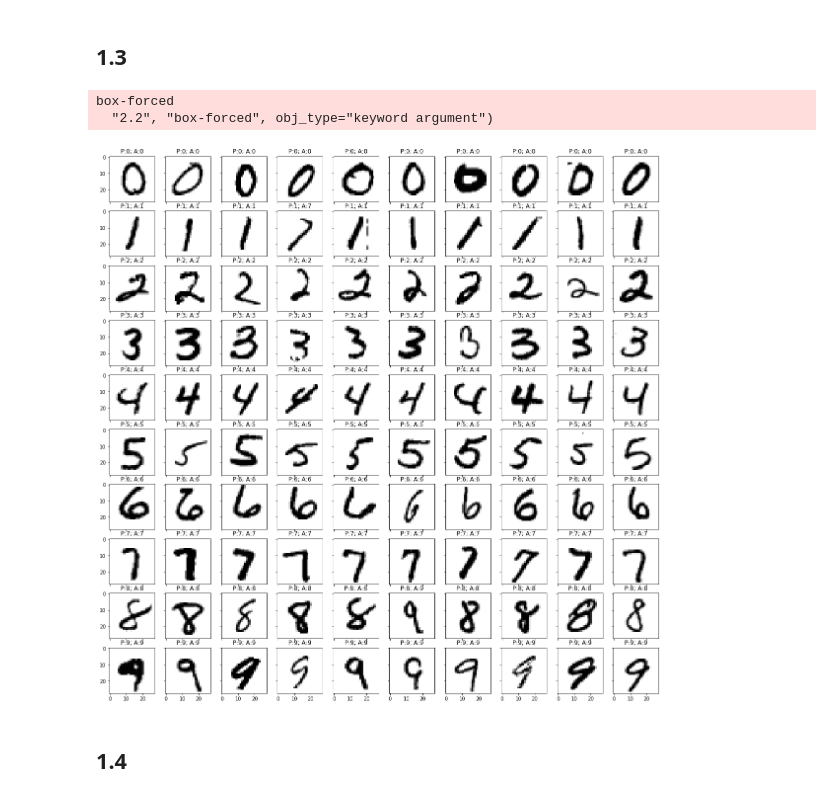
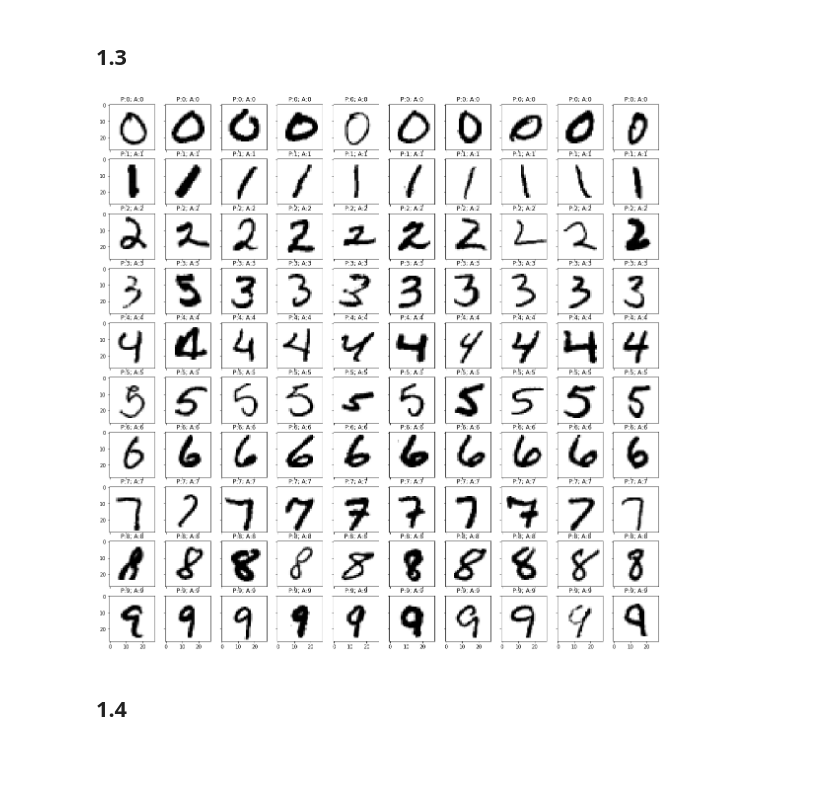
Before and after one commit to pranavdg1997/E533-Deep-Learning-Systems, a Jupyter notebook: Assignment-1/Assignment_1.ipynb, the cells around one changed output. Drawn from its saved outputs; the diff is of its cells as text; code cells hidden in the pictures; blank space fills up the shorter version.

```diff
--- a/Assignment-1/Assignment_1.ipynb
+++ b/Assignment-1/Assignment_1.ipynb
@@ -289,22 +289,20 @@ BEST SCORE IS:0.98
 # %%
 fig, axes = plt.subplots(10,10,
                          figsize=(20,20),
                          sharex=True, sharey=True,
-                         subplot_kw=dict(adjustable='box-forced', aspect='equal'))
+                         subplot_kw=dict(aspect='equal'))
 for i in range(0,10):
   val_images_curr = val_images[np.where(val_labels_pred==i),:,:].reshape([np.sum(val_labels_pred==i),input_dm1,input_dm2])
   val_labels_curr = val_labels[np.where(val_labels_pred==i)]
   for j in range(0,10):
     ax = axes[i,j]
     # plot image on subplot
     img = val_images_curr[j]
     label = str(val_labels_curr[j].item())
     ax.imshow(img, cmap='gray_r')
     ax.set_title("P:"+str(i)+"; A:"+label)
 plt.show()
 # %% [output]
-box-forced
-  "2.2", "box-forced", obj_type="keyword argument")
-[figure, old version]
+[figure, new version]
 # %% [markdown]
 ## 1.4
```
Also changed, not shown: parts of 6 cells of this notebook, 2 other files.
